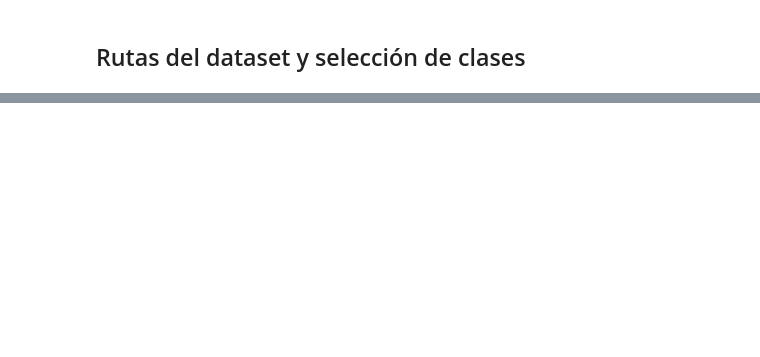
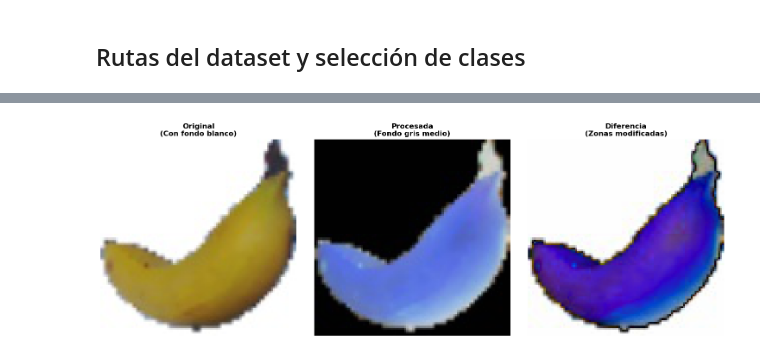
Before and after one commit to FepDev25/Practica-Explicacion-de-Predicciones, a Jupyter notebook: ejericio-modelos/modelo-ml-svm-explicable.ipynb, the cells around one changed output, grey strips where cells are left out. Cells and saved outputs as stored; diff of their text form; code cells hidden in the pictures; blank space fills up the shorter version.

```diff
--- a/ejericio-modelos/modelo-ml-svm-explicable.ipynb
+++ b/ejericio-modelos/modelo-ml-svm-explicable.ipynb
@@ -282,0 +41,7 @@ Predicción: Strawberry 1 (100.00%)
+# %%
+base_dir = '../data/fruits-360_100x100/fruits-360'
+train_dir = os.path.join(base_dir, 'Training')
+test_dir = os.path.join(base_dir, 'Test')
+
+classes_to_use = ['Apple Red 1', 'Banana 1', 'Limes 1', 'Strawberry 1', 'Cherimoya 1', 'Cucumber 1']
+print(f"Clases seleccionadas: {classes_to_use}")
@@ -282,0 +56,86 @@ Predicción: Strawberry 1 (100.00%)
+# %%
+def remove_white_background(image, threshold=240):
+    """
+    Remueve el fondo blanco de una imagen y lo reemplaza con gris medio.
+
+    Args:
+        image: Imagen numpy array (H, W, 3) con valores 0-255
+        threshold: Umbral para detectar blanco (píxeles > threshold son considerados fondo)
+
+    Returns:
+        Imagen con fondo removido
+    """
+    # Convertir a uint8 si es necesario
+    if image.dtype == np.float32 or image.dtype == np.float64:
+        image = (image * 255).astype(np.uint8)
+
+    # Crear máscara: detectar píxeles blancos (todos los canales > threshold)
+    mask = np.all(image >= threshold, axis=-1)
+
+    # Crear imagen de salida
+    output = image.copy()
+
+    # Reemplazar fondo blanco con gris medio (128, 128, 128)
+    output[mask] = [128, 128, 128]
+
+    return output
+
+def preprocess_image_no_background(img_path, target_size=(100, 100)):
+    """
+    Carga una imagen, remueve el fondo blanco y la normaliza.
+
+    Args:
+        img_path: Ruta a la imagen
+        target_size: Tamaño de salida
+
+    Returns:
+        Imagen normalizada (0-1) con fondo removido
+    """
+    # Cargar imagen
+    img = load_img(img_path, target_size=target_size)
+    img_array = img_to_array(img)  # (H, W, 3) con valores 0-255
+
+    # Remover fondo blanco
+    img_no_bg = remove_white_background(img_array)
+
+    # Normalizar a 0-1
+    img_normalized = img_no_bg / 255.0
+
+    return img_normalized
+
+# Visualización: Antes y después de remover fondo
+print(" Demostración de remoción de fondo blanco:\n")
+
+# Seleccionar una imagen de ejemplo
+ejemplo_path = os.path.join(train_dir, classes_to_use[1], os.listdir(os.path.join(train_dir, classes_to_use[1]))[0])
+
+# Cargar original
+img_original = load_img(ejemplo_path, target_size=(100, 100))
+img_original_array = img_to_array(img_original)
+
+# Procesar sin fondo
+img_sin_fondo = preprocess_image_no_background(ejemplo_path)
+
+# Visualizar
+fig, axes = plt.subplots(1, 3, figsize=(15, 5))
+
+axes[0].imshow(img_original_array.astype(np.uint8))
+axes[0].set_title("Original\n(Con fondo blanco)", fontsize=12, fontweight='bold')
+axes[0].axis('off')
+
+axes[1].imshow(img_sin_fondo)
+axes[1].set_title("Procesada\n(Fondo gris medio)", fontsize=12, fontweight='bold')
+axes[1].axis('off')
+
+# Diferencia
+diferencia = np.abs(img_original_array/255.0 - img_sin_fondo)
+axes[2].imshow(diferencia)
+axes[2].set_title("Diferencia\n(Zonas modificadas)", fontsize=12, fontweight='bold')
+axes[2].axis('off')
+
+plt.tight_layout()
+plt.show()
+
+print(" Función de remoción de fondo implementada")
+print(" El fondo gris ayuda a los métodos XAI a enfocarse en la fruta")
+# %% [output]
@@ -282,0 +143 @@ Predicción: Strawberry 1 (100.00%)
+[figure, added]
```
Also changed, not shown: parts of 41 cells of this notebook, 1 other file.
